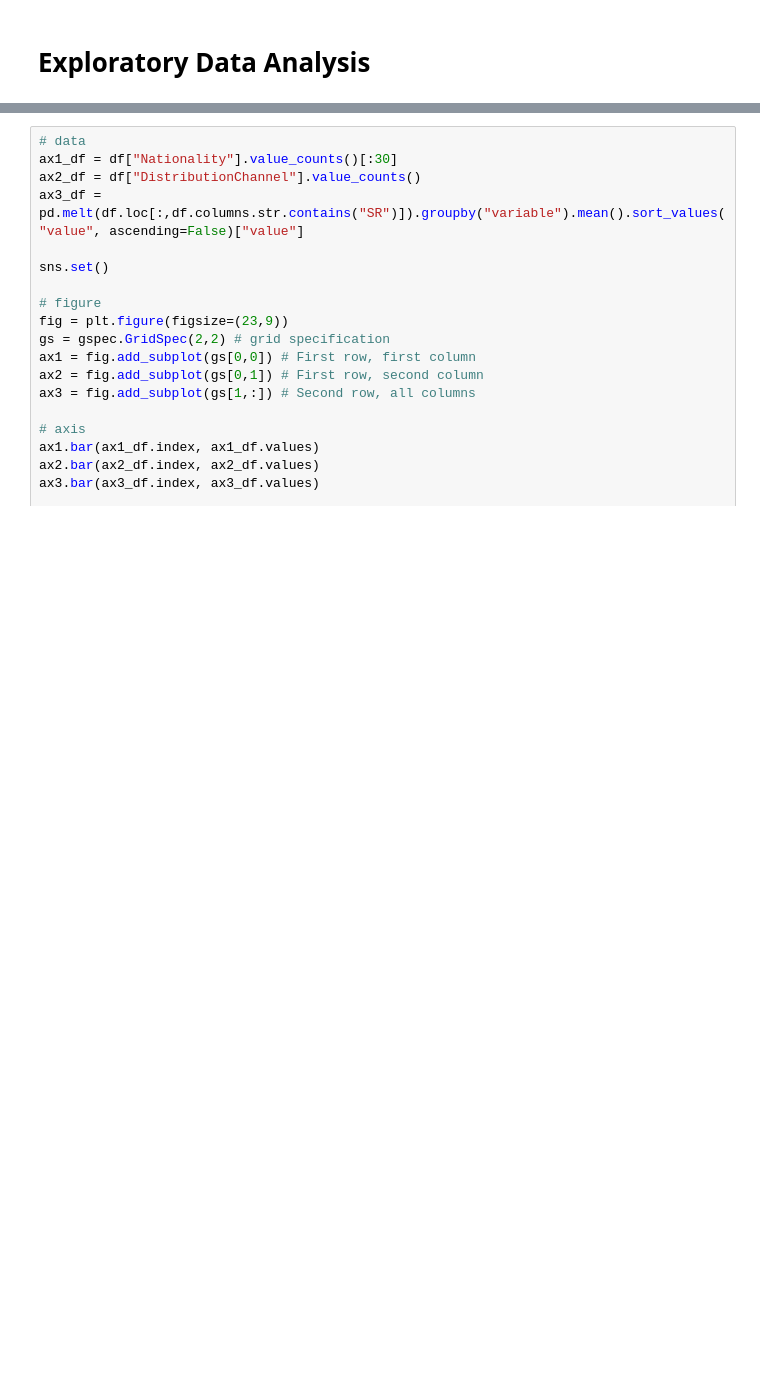
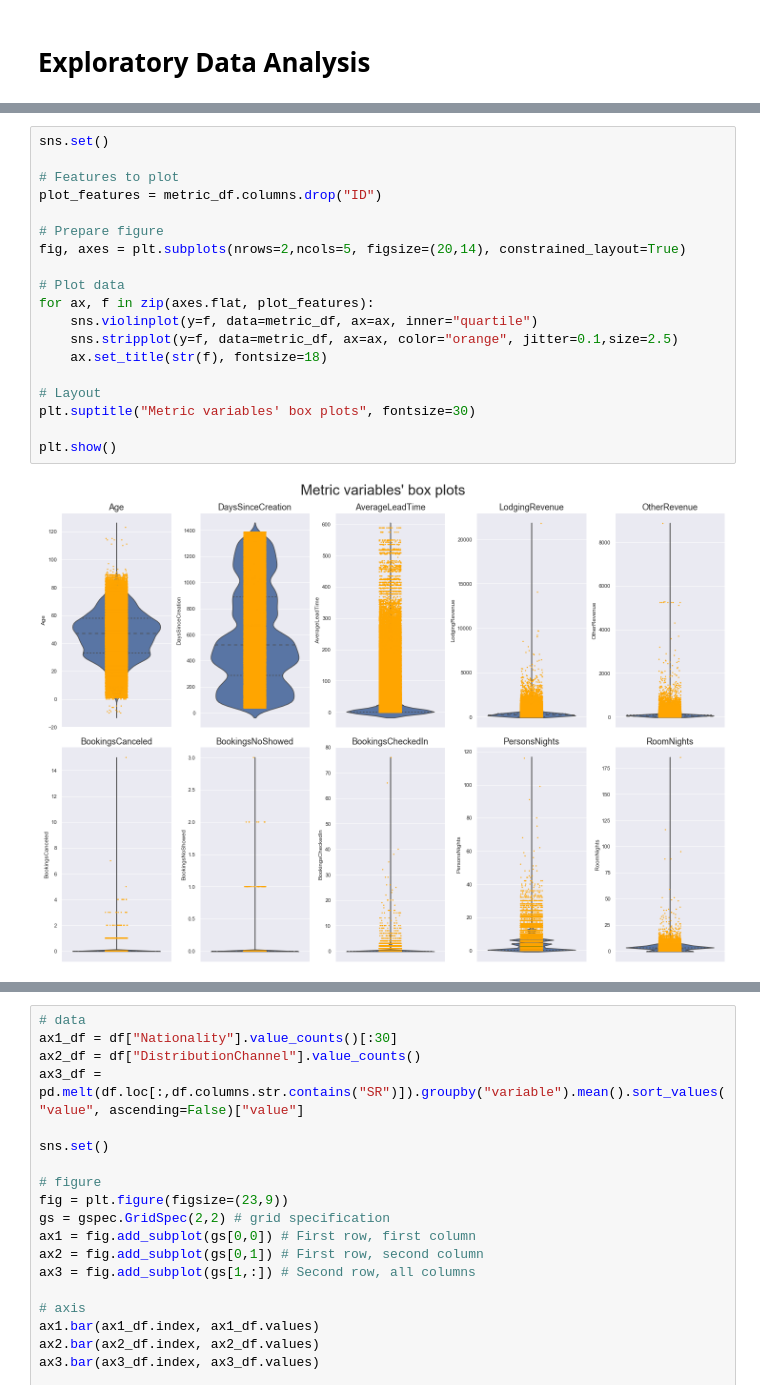
Before and after one commit to pmfs-alves/BCDS_Proj1_Segmentation, a Jupyter notebook: David.ipynb, the cells around one changed output, grey strips where cells are left out. Drawn from its saved outputs; the diff is of its cells as text; blank space fills up the shorter version.

```diff
--- a/David.ipynb
+++ b/David.ipynb
@@ -99,0 +110,21 @@ plt.show()
+# %%
+sns.set()
+
+# Features to plot
+plot_features = metric_df.columns.drop("ID")
+
+# Prepare figure
+fig, axes = plt.subplots(nrows=2,ncols=5, figsize=(20,14), constrained_layout=True)
+
+# Plot data
+for ax, f in zip(axes.flat, plot_features):
+    sns.violinplot(y=f, data=metric_df, ax=ax, inner="quartile")
+    sns.stripplot(y=f, data=metric_df, ax=ax, color="orange", jitter=0.1,size=2.5)
+    ax.set_title(str(f), fontsize=18)
+
+# Layout
+plt.suptitle("Metric variables' box plots", fontsize=30)
+
+plt.show()
+# %% [output]
+[figure, added]
```
Also changed, not shown: parts of 6 cells of this notebook, 1 other file.
